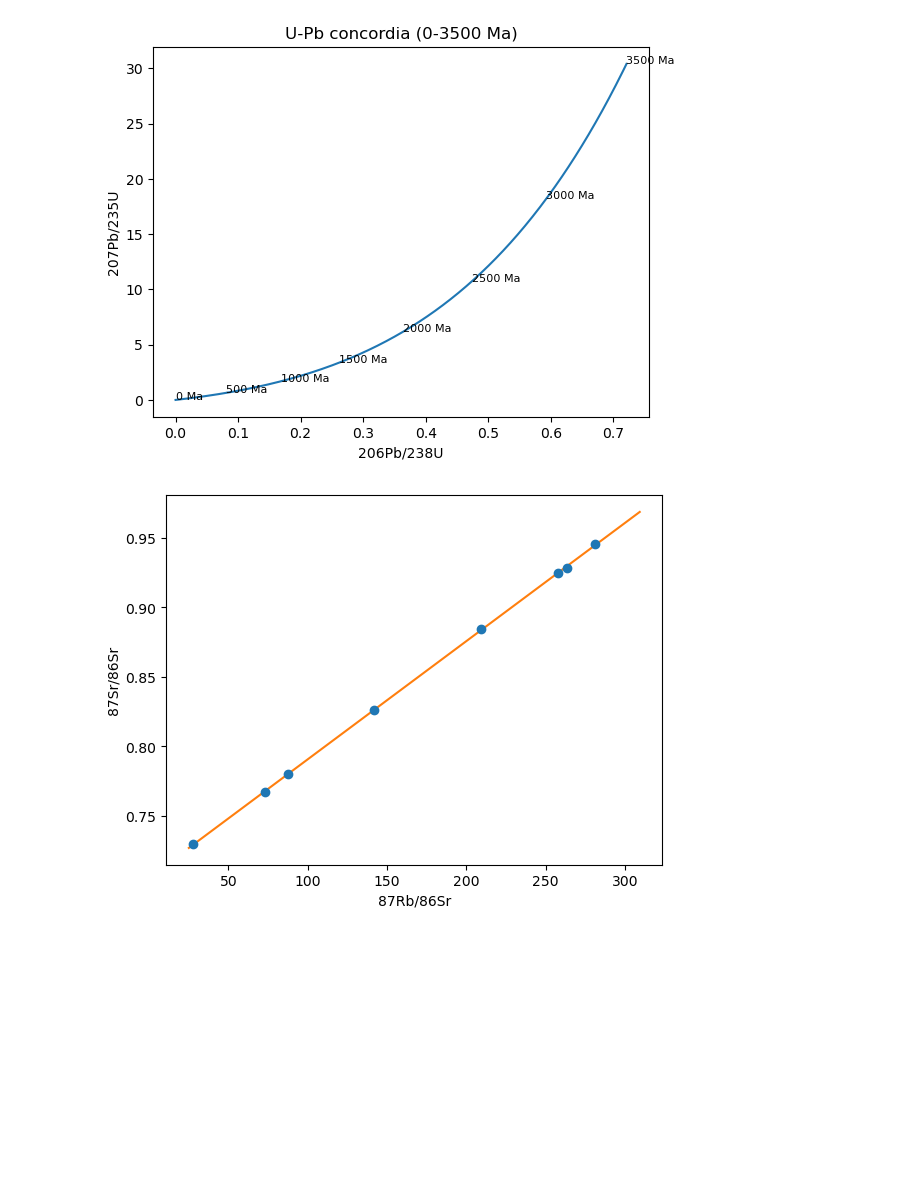
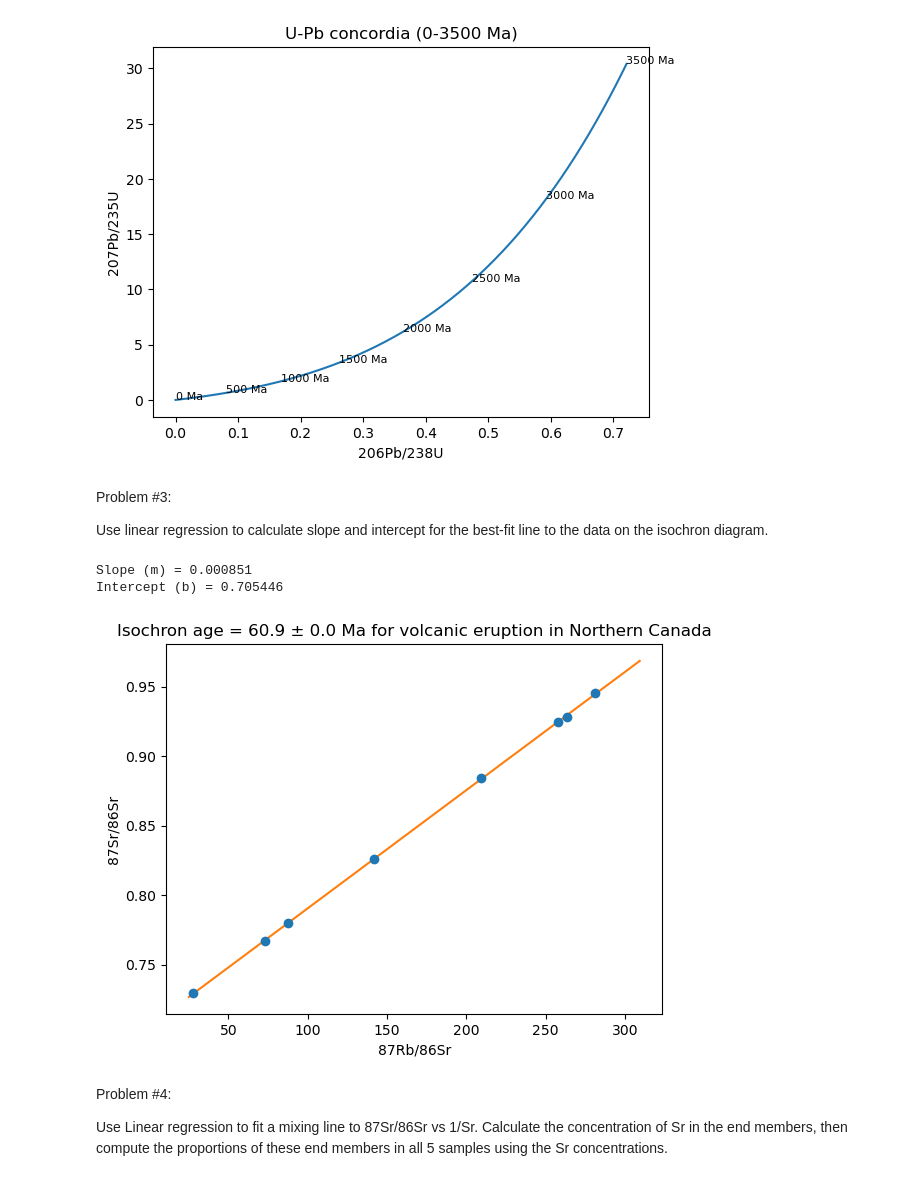
Before and after one commit to maggiedart16/mmd-geos505, a Jupyter notebook: Radiogenic Isotopes and Mixing.ipynb, the cells around one changed output. Cells and saved outputs as stored; diff of their text form; code cells hidden in the pictures; blank space fills up the shorter version.

```diff
--- a/Radiogenic Isotopes and Mixing.ipynb
+++ b/Radiogenic Isotopes and Mixing.ipynb
@@ -52,6 +106,10 @@ plt.title('U-Pb concordia (0-3500 Ma)')
 plt.show()
 # %% [output]
 [figure]
+# %% [markdown]
+Problem #3:
+
+Use linear regression to calculate slope and intercept for the best-fit line to the data on the isochron diagram.
 # %%
 x = np.array([87.71,209.2,27.8,141.7,73.08,257.7,263.5,281.1])
 y = np.array([0.77999,0.88424,0.72951,0.82569,0.76731,0.92449,0.92847,0.94542])
@@ -73,17 +131,26 @@ age_yr = np.log(1.0 + slope)/lam_rb
 age_Ma = age_yr/1e6
 age_err_Ma = (slope_err/((1+slope)*lam_rb)) / 1e6
 # %%
-
+print("Slope (m) =", round(slope, 6))
+print("Intercept (b) =", round(intercept, 6))
 
 # plotting
 plt.errorbar(x, y, yerr=sy, fmt='o')
 xs = np.linspace(min(x)*0.9, max(x)*1.1, 200)
 plt.plot(xs, intercept + slope*xs, '-')
+plt.title(f'Isochron age = {age_Ma:.1f} ± {age_err_Ma:.1f} Ma for volcanic eruption in Northern Canada')
 plt.xlabel('87Rb/86Sr')
 plt.ylabel('87Sr/86Sr')
 plt.show()
 # %% [output]
+Slope (m) = 0.000851
+Intercept (b) = 0.705446
-[figure, old version]
+[figure, new version]
+# %% [markdown]
+Problem #4:
+
+Use Linear regression to fit a mixing line to 87Sr/86Sr vs 1/Sr.
+Calculate the concentration of Sr in the end members, then compute the proportions of these end members in all 5 samples using the Sr concentrations.
 # %%
 Sr = np.array([221,298,476,900,1551], dtype=float)
 R = np.array([0.7124,0.7097,0.7067,0.7043,0.7032])
```
Also changed, not shown: parts of 8 cells of this notebook.
